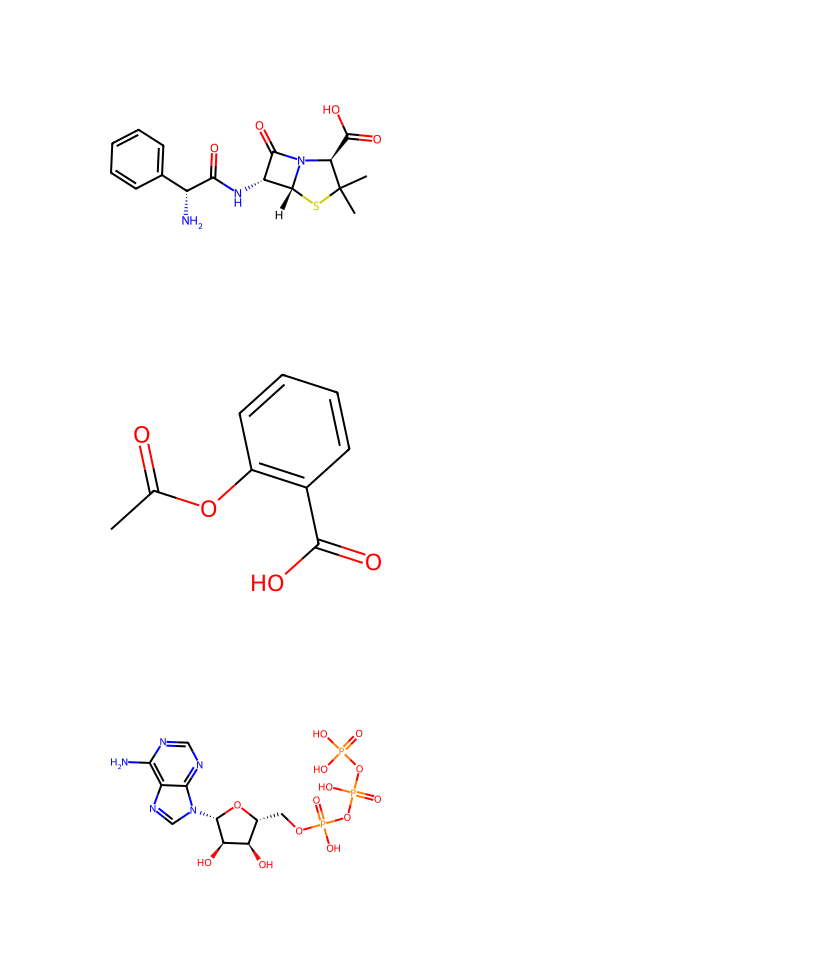
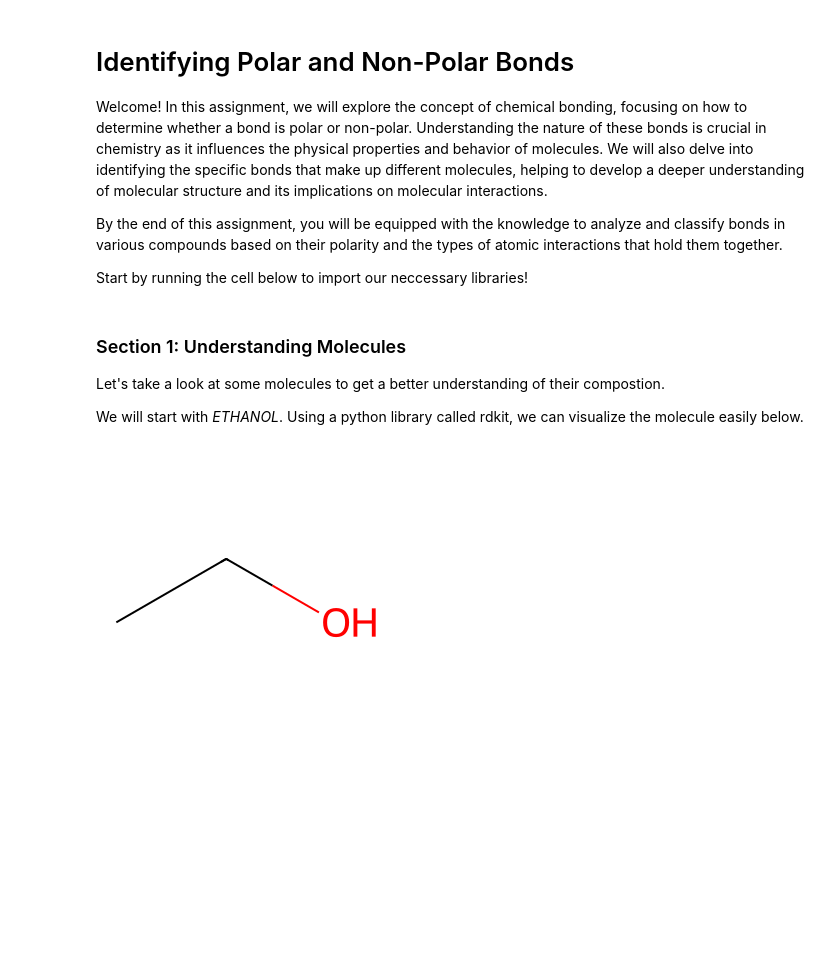
Before and after one commit to ds-modules/ecc-biology, a Jupyter notebook: polarity/polarity.ipynb, the cells around one changed output. Cells and saved outputs as stored; diff of their text form; code cells hidden in the pictures; blank space fills up the shorter version.

Commit message:
added outline of sections + content

```diff
--- a/polarity/polarity.ipynb
+++ b/polarity/polarity.ipynb
@@ -19,0 +1,8 @@ molecules = [mol0, mol1, mol2]
+# %% [markdown]
+# Identifying Polar and Non-Polar Bonds
+
+Welcome! In this assignment, we will explore the concept of chemical bonding, focusing on how to determine whether a bond is polar or non-polar. Understanding the nature of these bonds is crucial in chemistry as it influences the physical properties and behavior of molecules. We will also delve into identifying the specific bonds that make up different molecules, helping to develop a deeper understanding of molecular structure and its implications on molecular interactions.
+
+By the end of this assignment, you will be equipped with the knowledge to analyze and classify bonds in various compounds based on their polarity and the types of atomic interactions that hold them together.
+
+Start by running the cell below to import our neccessary libraries!
@@ -20,10 +19,12 @@ molecules = [mol0, mol1, mol2]
+# %% [markdown]
+### Section 1: Understanding Molecules
+
+Let's take a look at some molecules to get a better understanding of their compostion.
+
+We will start with *ETHANOL*. Using a python library called rdkit, we can visualize the molecule easily below.
 # %%
-from rdkit.Chem import Draw
-for mol in molecules:
-    m1 = Chem.MolFromSmiles(mol["Molecule"])
-    img = Draw.MolToImage(m1)
-    display(img)
+m = Chem.MolFromSmiles('CCO')
+img = Draw.MolToImage(m)
+display(img)
 # %% [output]
-[figure, old version]
+[figure, new version]
-[figure, removed]
-[figure, removed]
```
Also changed, not shown: parts of 14 cells of this notebook.
